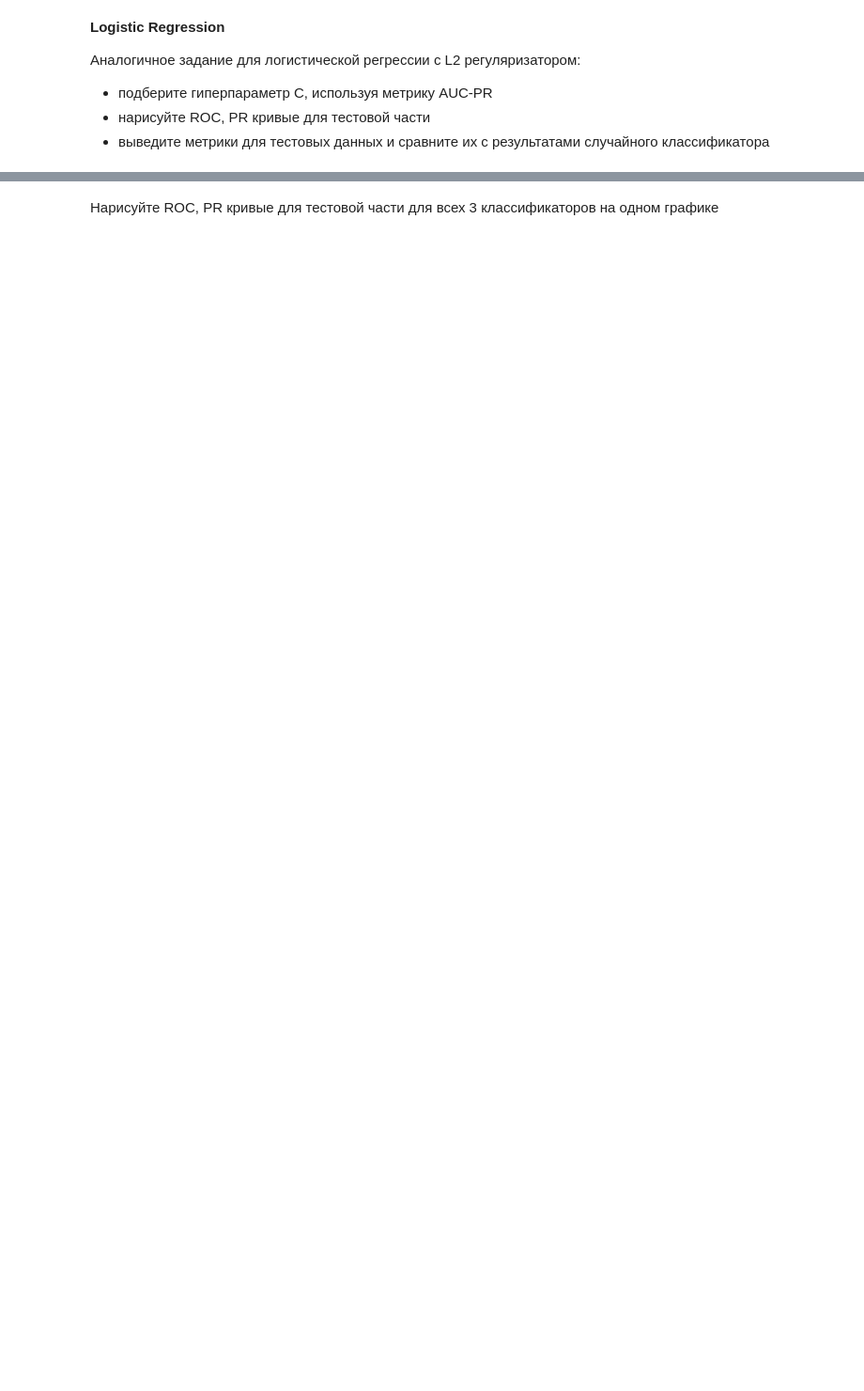
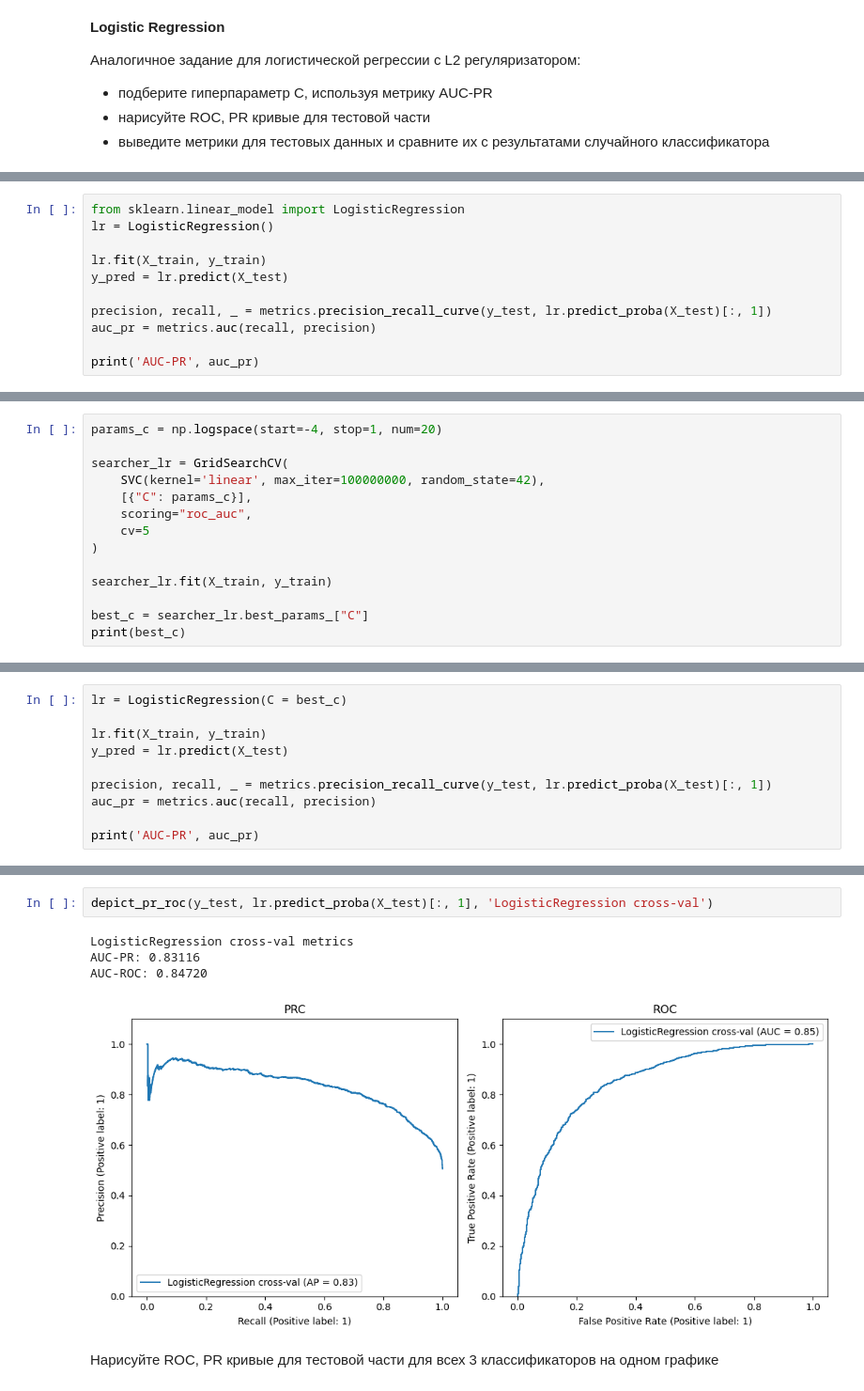
Before and after one commit to diemvs/hse_hw, a Jupyter notebook: ml/hw4/homework-practice-04-linclass-SataevDmitriy.ipynb, the cells around one changed output, grey strips where cells are left out. Shown at 94% size. Saved outputs shown, nothing was run; the diff lists cells and outputs as text; blank space fills up the shorter version.

```diff
--- a/ml/hw4/homework-practice-04-linclass-SataevDmitriy.ipynb
+++ b/ml/hw4/homework-practice-04-linclass-SataevDmitriy.ipynb
@@ -230,0 +238,11 @@ __Logistic Regression__
+# %%
+from sklearn.linear_model import LogisticRegression
+lr = LogisticRegression()
+
+lr.fit(X_train, y_train)
+y_pred = lr.predict(X_test)
+
+precision, recall, _ = metrics.precision_recall_curve(y_test, lr.predict_proba(X_test)[:, 1])
+auc_pr = metrics.auc(recall, precision)
+
+print('AUC-PR', auc_pr)
@@ -230,0 +251,14 @@ __Logistic Regression__
+# %%
+params_c = np.logspace(start=-4, stop=1, num=20)
+
+searcher_lr = GridSearchCV(
+    SVC(kernel='linear', max_iter=100000000, random_state=42),
+    [{"C": params_c}],
+    scoring="roc_auc",
+    cv=5
+)
+
+searcher_lr.fit(X_train, y_train)
+
+best_c = searcher_lr.best_params_["C"]
+print(best_c)
@@ -230,0 +267,10 @@ __Logistic Regression__
+# %%
+lr = LogisticRegression(C = best_c)
+
+lr.fit(X_train, y_train)
+y_pred = lr.predict(X_test)
+
+precision, recall, _ = metrics.precision_recall_curve(y_test, lr.predict_proba(X_test)[:, 1])
+auc_pr = metrics.auc(recall, precision)
+
+print('AUC-PR', auc_pr)
@@ -231,2 +279,9 @@ __Logistic Regression__
+# %%
+depict_pr_roc(y_test, lr.predict_proba(X_test)[:, 1], 'LogisticRegression cross-val')
+# %% [output]
+LogisticRegression cross-val metrics
+AUC-PR: 0.83116
+AUC-ROC: 0.84720
+[figure, added]
 # %% [markdown]
 Нарисуйте ROC, PR кривые для тестовой части для всех 3 классификаторов на одном графике
```
Also changed, not shown: parts of 18 cells of this notebook.
